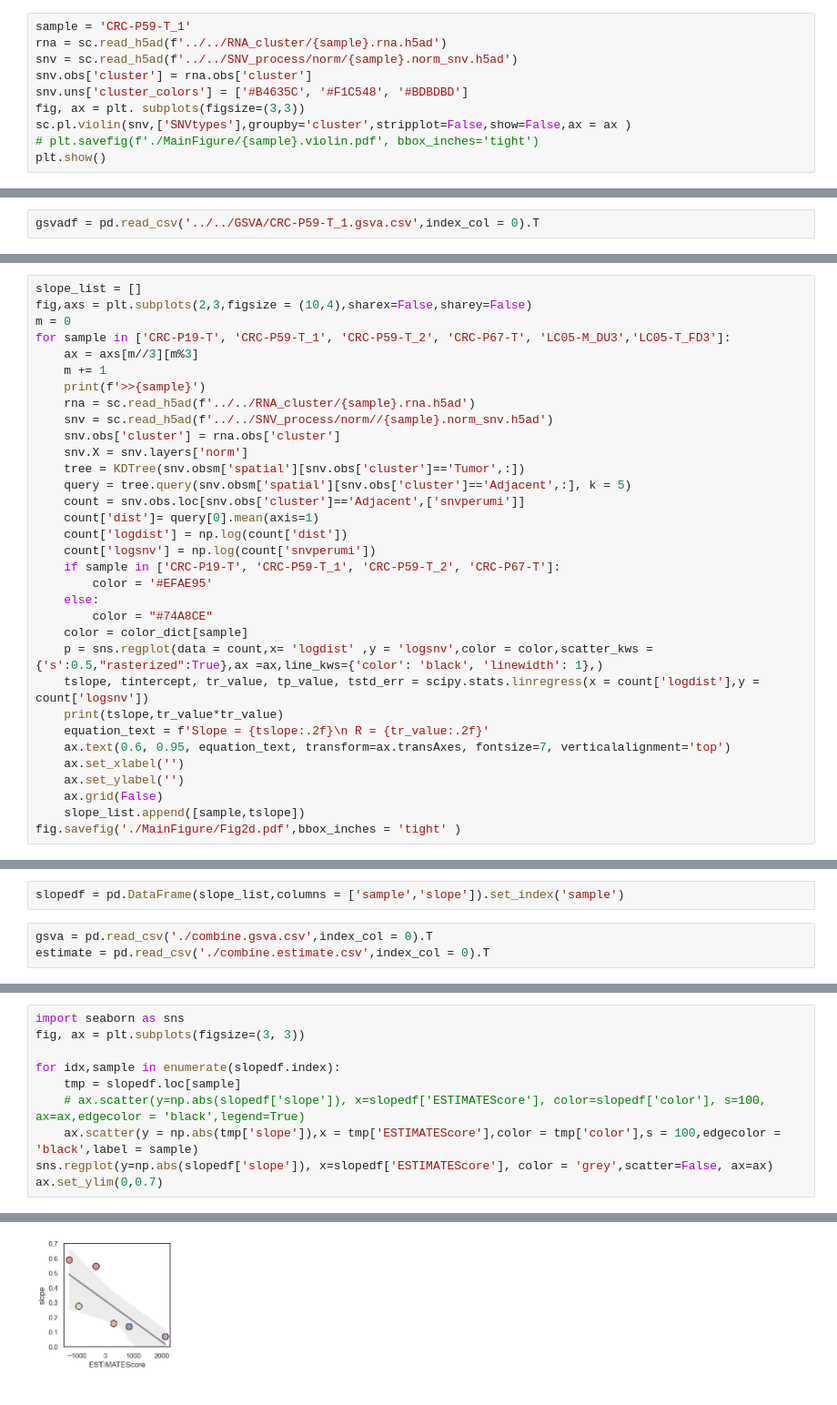
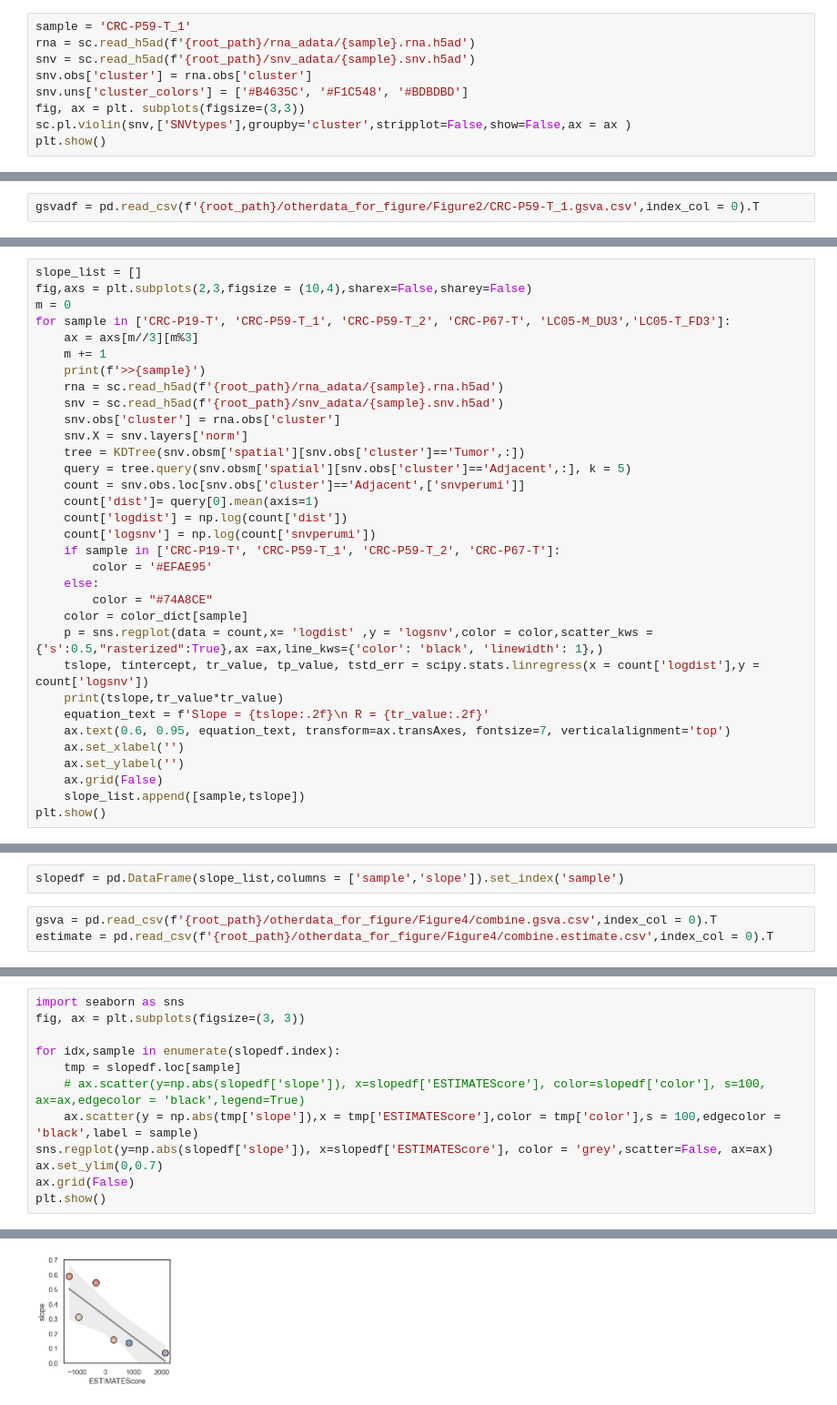
Before and after one commit to DeweyYihengDu/SpatialSNV, a Jupyter notebook: article/SupFigure/SupFigure6_in_Fig4-python-github.ipynb, the cells around one changed output, grey strips where cells are left out. Shown at 91% size. Drawn from its saved outputs; the diff is of its cells as text.

```diff
--- a/article/SupFigure/SupFigure6_in_Fig4-python-github.ipynb
+++ b/article/SupFigure/SupFigure6_in_Fig4-python-github.ipynb
@@ -20,12 +26,11 @@ vector(False)
 # %%
 sample = 'CRC-P59-T_1'
-rna = sc.read_h5ad(f'../../RNA_cluster/{sample}.rna.h5ad')
-snv = sc.read_h5ad(f'../../SNV_process/norm/{sample}.norm_snv.h5ad')
+rna = sc.read_h5ad(f'{root_path}/rna_adata/{sample}.rna.h5ad')
+snv = sc.read_h5ad(f'{root_path}/snv_adata/{sample}.snv.h5ad')
 snv.obs['cluster'] = rna.obs['cluster']
 snv.uns['cluster_colors'] = ['#B4635C', '#F1C548', '#BDBDBD']
 fig, ax = plt. subplots(figsize=(3,3))
 sc.pl.violin(snv,['SNVtypes'],groupby='cluster',stripplot=False,show=False,ax = ax )
-# plt.savefig(f'./MainFigure/{sample}.violin.pdf', bbox_inches='tight')
 plt.show()
 # %% [output]
 [figure]
@@ -243,4 +235,4 @@ tmp.to_csv('CRC-P59-T_1_cluster.csv')
 # %% [markdown]
 # gsva
 # %%
-gsvadf = pd.read_csv('../../GSVA/CRC-P59-T_1.gsva.csv',index_col = 0).T
+gsvadf = pd.read_csv(f'{root_path}/otherdata_for_figure/Figure2/CRC-P59-T_1.gsva.csv',index_col = 0).T
@@ -368,8 +351,8 @@ for sample in ['CRC-P19-T', 'CRC-P59-T_1', 'CRC-P59-T_2', 'CRC-P67-T', 'LC05-M_D
     ax = axs[m//3][m%3]
     m += 1
     print(f'>>{sample}')
-    rna = sc.read_h5ad(f'../../RNA_cluster/{sample}.rna.h5ad')
-    snv = sc.read_h5ad(f'../../SNV_process/norm//{sample}.norm_snv.h5ad')
+    rna = sc.read_h5ad(f'{root_path}/rna_adata/{sample}.rna.h5ad')
+    snv = sc.read_h5ad(f'{root_path}/snv_adata/{sample}.snv.h5ad')
     snv.obs['cluster'] = rna.obs['cluster']
     snv.X = snv.layers['norm']
     tree = KDTree(snv.obsm['spatial'][snv.obs['cluster']=='Tumor',:])
@@ -392,6 +375,6 @@ for sample in ['CRC-P19-T', 'CRC-P59-T_1', 'CRC-P59-T_2', 'CRC-P67-T', 'LC05-M_D
     ax.set_ylabel('')
     ax.grid(False)
     slope_list.append([sample,tslope])
-fig.savefig('./MainFigure/Fig2d.pdf',bbox_inches = 'tight' )
+plt.show()
 # %% [output]
 >>CRC-P19-T
@@ -410,7 +393,7 @@ fig.savefig('./MainFigure/Fig2d.pdf',bbox_inches = 'tight' )
 # %%
 slopedf = pd.DataFrame(slope_list,columns = ['sample','slope']).set_index('sample')
 # %%
-gsva = pd.read_csv('./combine.gsva.csv',index_col = 0).T
-estimate = pd.read_csv('./combine.estimate.csv',index_col = 0).T
+gsva = pd.read_csv(f'{root_path}/otherdata_for_figure/Figure4/combine.gsva.csv',index_col = 0).T
+estimate = pd.read_csv(f'{root_path}/otherdata_for_figure/Figure4/combine.estimate.csv',index_col = 0).T
 # %%
 slopedf['ESTIMATEScore'] = estimate['ESTIMATEScore']
@@ -426,4 +408,6 @@ for idx,sample in enumerate(slopedf.index):
     ax.scatter(y = np.abs(tmp['slope']),x = tmp['ESTIMATEScore'],color = tmp['color'],s = 100,edgecolor = 'black',label = sample)
 sns.regplot(y=np.abs(slopedf['slope']), x=slopedf['ESTIMATEScore'], color = 'grey',scatter=False, ax=ax)
 ax.set_ylim(0,0.7)
+ax.grid(False)
+plt.show()
 # %% [output]
@@ -431 +414 @@ ax.set_ylim(0,0.7)
-[figure, old version]
+[figure, new version]
```
Also changed, not shown: parts of 34 cells of this notebook, 3 other files.
